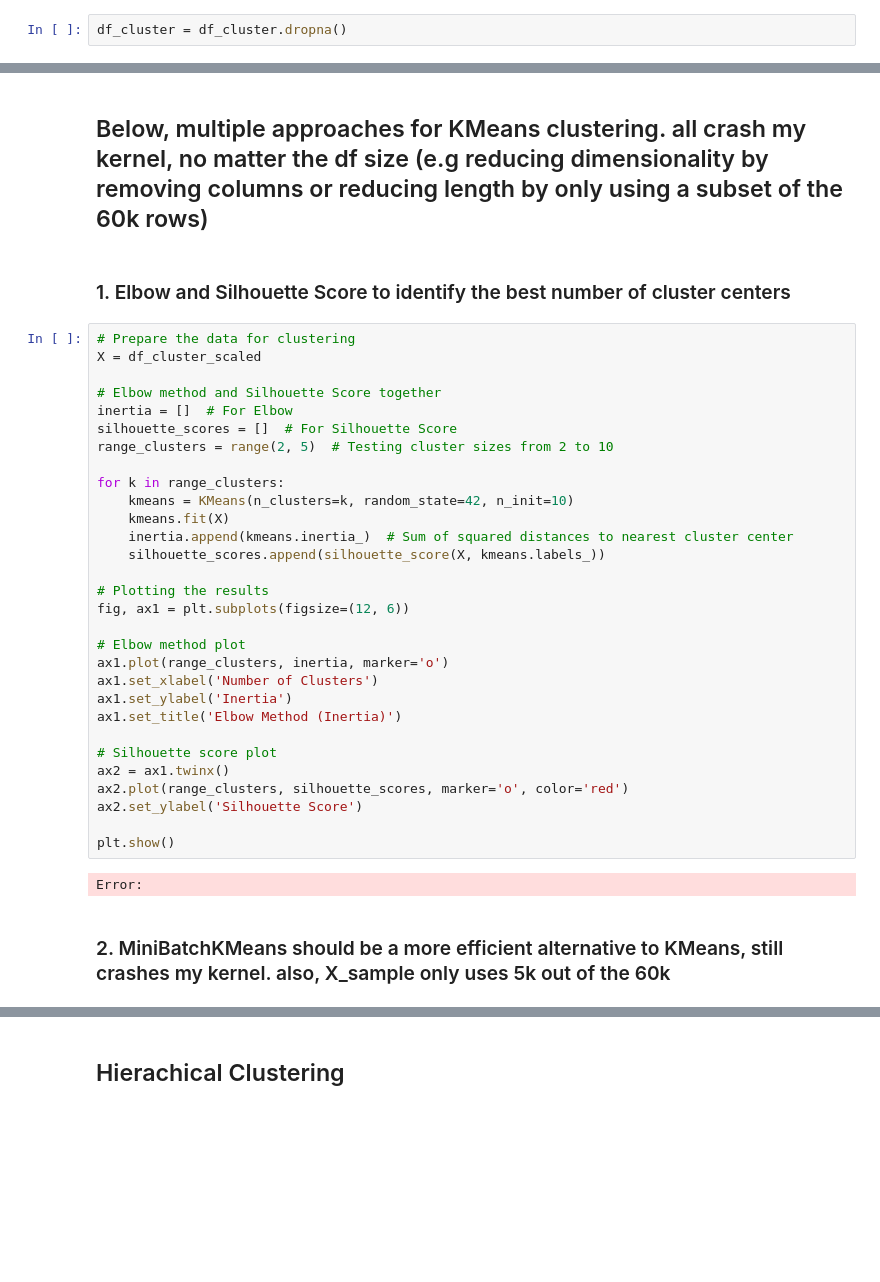
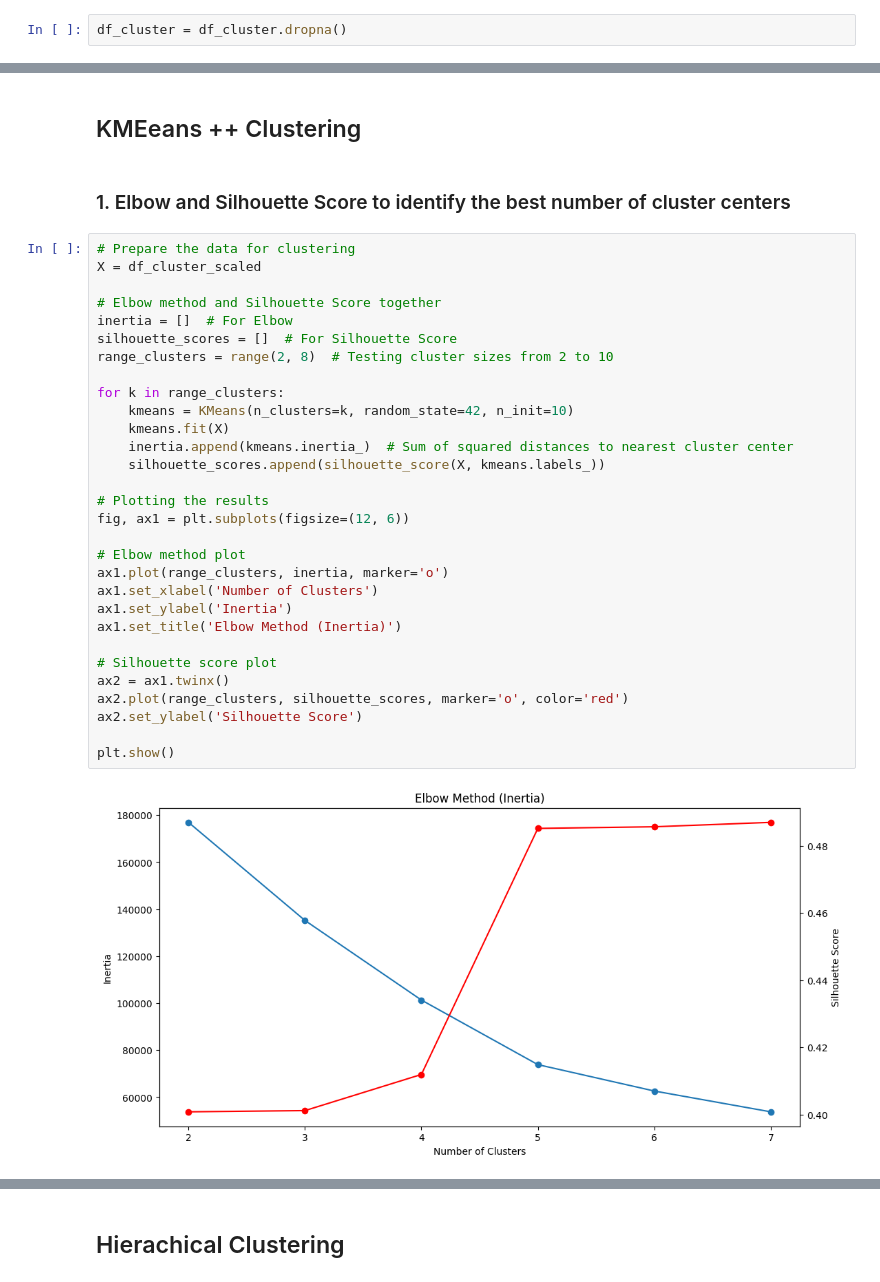
Before and after one commit to JanRkck/AA24, a Jupyter notebook: 03_cluster_analysis.ipynb, the cells around one changed output, grey strips where cells are left out. Cells and saved outputs as stored; diff of their text form; blank space fills up the shorter version.

Commit message:
improved clustering/ finally ran KMeans with pc

```diff
--- a/03_cluster_analysis.ipynb
+++ b/03_cluster_analysis.ipynb
@@ -252,38 +220,36 @@ array([[ 2.78474150e-01,  1.37835296e-02, -6.88337380e-02,
-# %% [markdown]
-## Below, multiple approaches for KMeans clustering. all crash my kernel, no matter the df size (e.g reducing dimensionality by removing columns or reducing length by only using a subset of the 60k rows)
+# %% [markdown]
+## KMEeans ++ Clustering
 # %% [markdown]
 ### 1. Elbow and Silhouette Score to identify the best number of cluster centers
 # %%
 # Prepare the data for clustering
 X = df_cluster_scaled
 
 # Elbow method and Silhouette Score together
 inertia = []  # For Elbow
 silhouette_scores = []  # For Silhouette Score
-range_clusters = range(2, 5)  # Testing cluster sizes from 2 to 10
+range_clusters = range(2, 8)  # Testing cluster sizes from 2 to 10
 
 for k in range_clusters:
     kmeans = KMeans(n_clusters=k, random_state=42, n_init=10)
     kmeans.fit(X)
     inertia.append(kmeans.inertia_)  # Sum of squared distances to nearest cluster center
     silhouette_scores.append(silhouette_score(X, kmeans.labels_))
 
 # Plotting the results
 fig, ax1 = plt.subplots(figsize=(12, 6))
 
 # Elbow method plot
 ax1.plot(range_clusters, inertia, marker='o')
 ax1.set_xlabel('Number of Clusters')
 ax1.set_ylabel('Inertia')
 ax1.set_title('Elbow Method (Inertia)')
 
 # Silhouette score plot
 ax2 = ax1.twinx()
 ax2.plot(range_clusters, silhouette_scores, marker='o', color='red')
 ax2.set_ylabel('Silhouette Score')
 
 plt.show()
 # %% [output]
-Error:
+[figure, added]
-# %% [markdown]
-### 2. MiniBatchKMeans should be a more efficient alternative to KMeans, still crashes my kernel. also, X_sample only uses 5k out of the 60k
```
Also changed, not shown: parts of 33 cells of this notebook.
